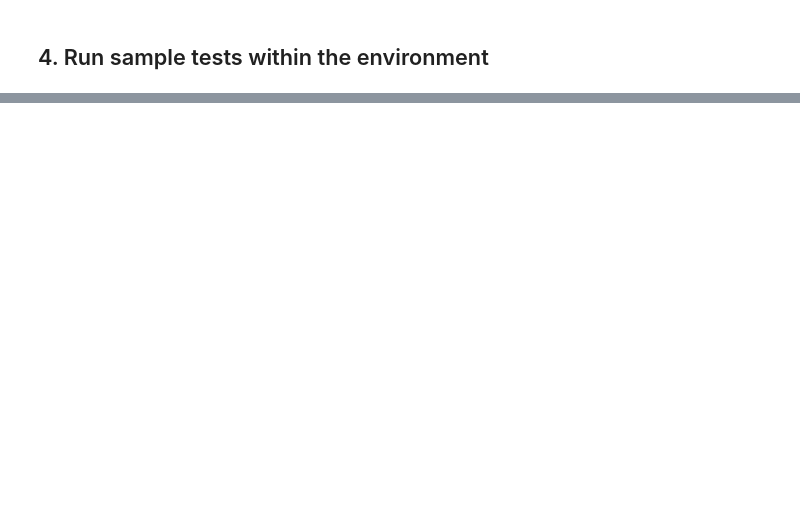
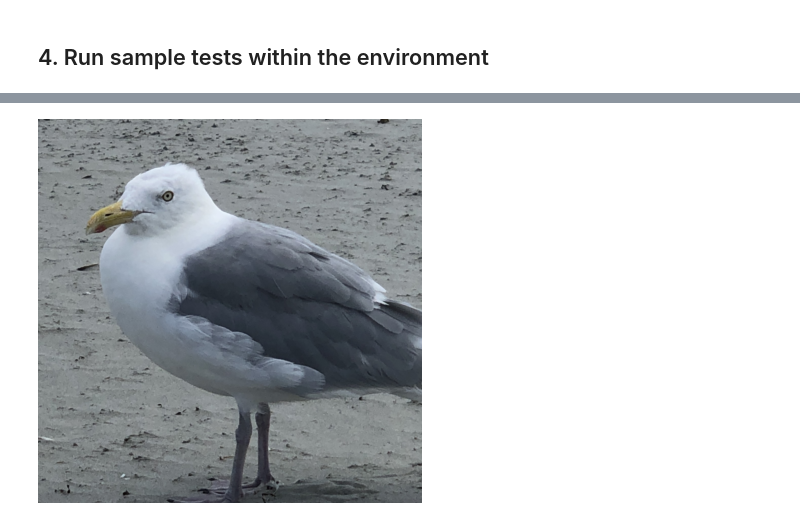
Before and after one commit to taskswithcode/SimMIM, a Jupyter notebook: TWCSimMim.ipynb, the cells around one changed output, grey strips where cells are left out. Cells and saved outputs as stored; diff of their text form; code cells hidden in the pictures; blank space fills up the shorter version.

```diff
--- a/TWCSimMim.ipynb
+++ b/TWCSimMim.ipynb
@@ -34,6 +97,11 @@ cd SimMIM
 !(source conda_envs/bin/activate; ./twc_test.sh twc_samples/sample2.png)
 # %%
 !(source conda_envs/bin/activate; ./twc_test.sh twc_samples/sample2.png 2)
+# %%
+pil_im = Image.open('twc_samples/sample3.png')
+display(pil_im)
+# %% [output]
+[figure, added]
 # %%
 !(source conda_envs/bin/activate; ./twc_test.sh twc_samples/sample3.png)
 # %%
```
Also changed, not shown: parts of 10 cells of this notebook.
